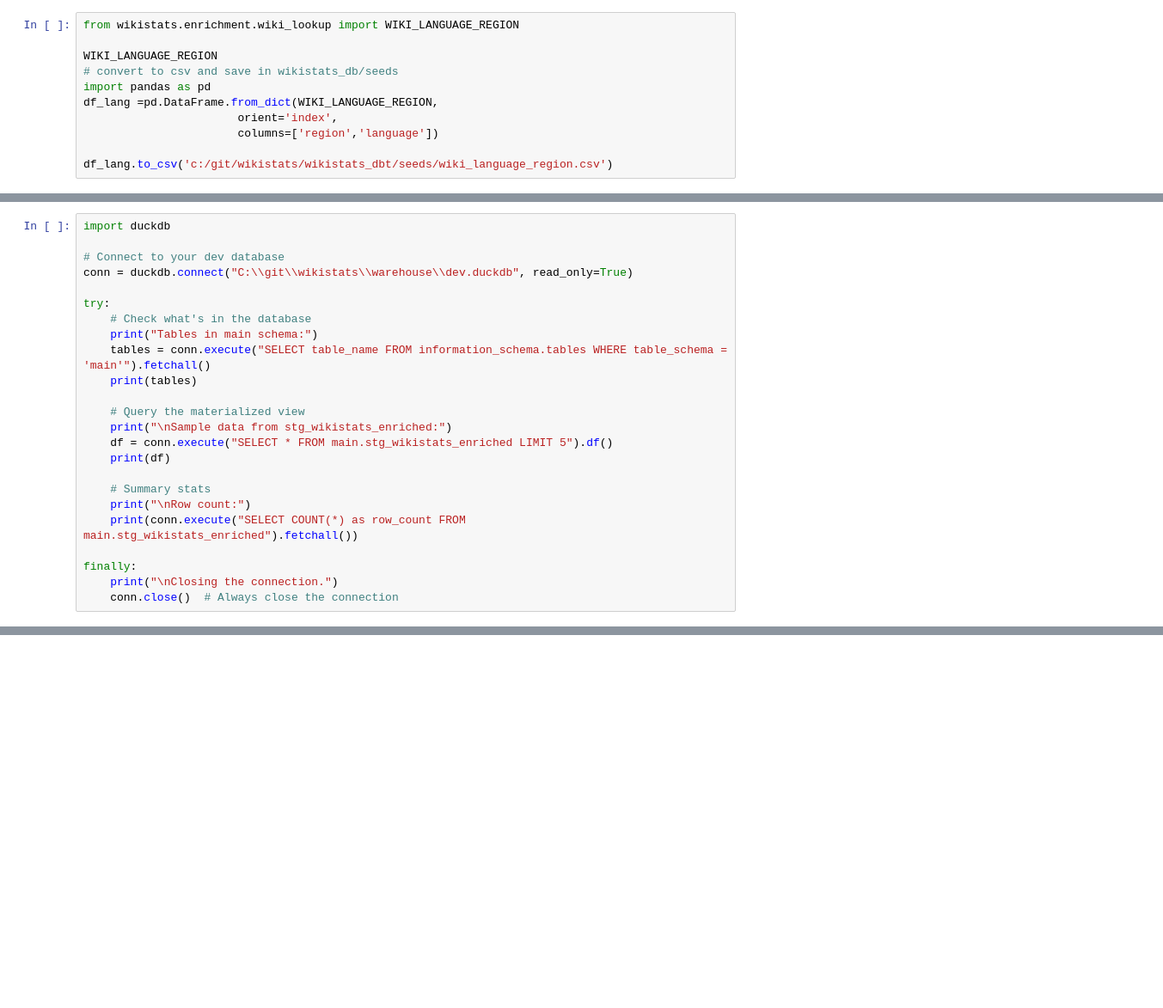
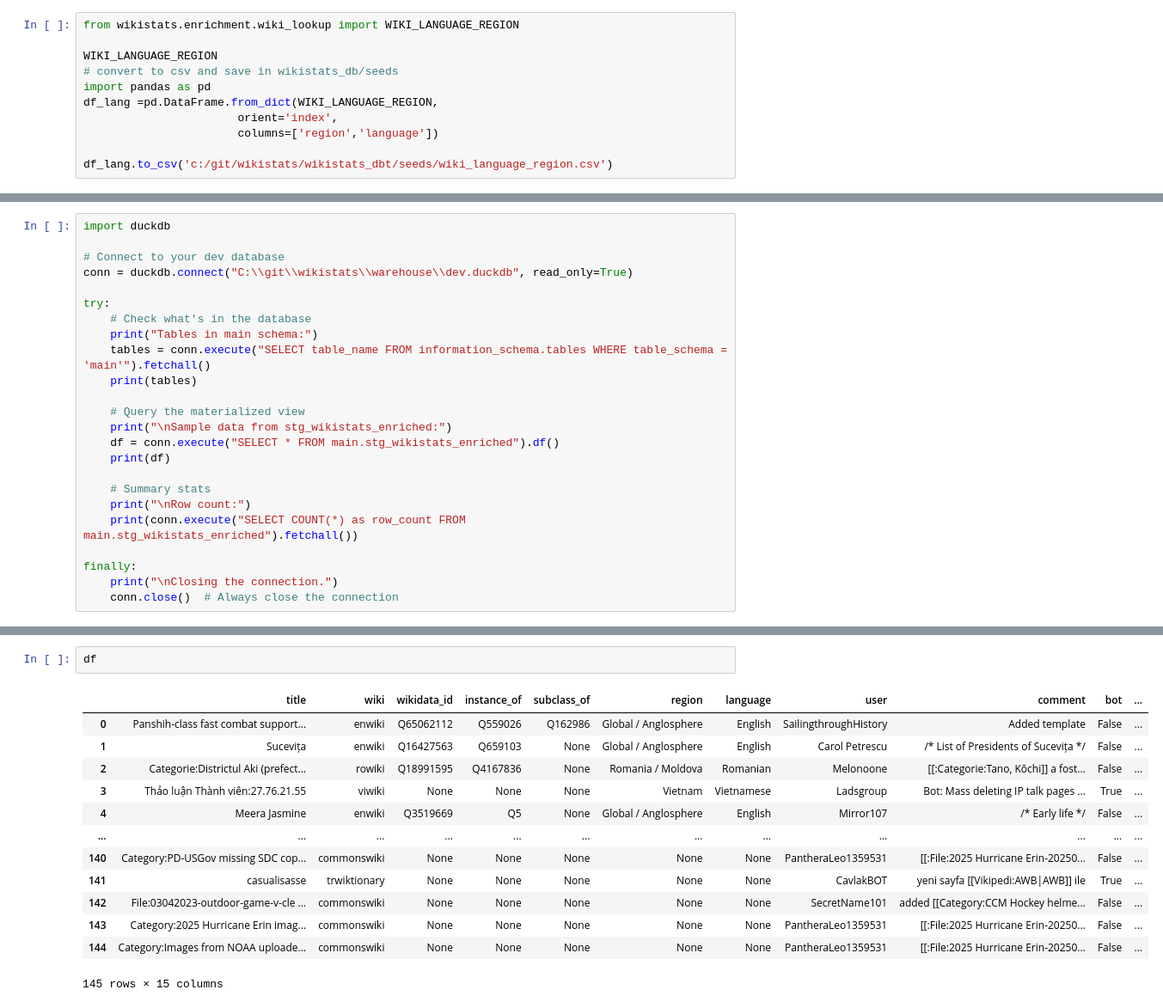
Before and after one commit to dvdwight/wikistats, a Jupyter notebook: notebooks/explore.ipynb, the cells around one changed output, grey strips where cells are left out. Shown at 86% size. Drawn from its saved outputs; the diff is of its cells as text; blank space fills up the shorter version.

Commit message:
use left join on lang_region

```diff
--- a/notebooks/explore.ipynb
+++ b/notebooks/explore.ipynb
@@ -106,7 +110,7 @@ try:
 
     # Query the materialized view
     print("\nSample data from stg_wikistats_enriched:")
-    df = conn.execute("SELECT * FROM main.stg_wikistats_enriched LIMIT 5").df()
+    df = conn.execute("SELECT * FROM main.stg_wikistats_enriched").df()
     print(df)
 
     # Summary stats
@@ -124,0 +141,16 @@ ConversionException: Conversion Error: Unimplemented type for cast (BIGINT -> TI
+# %%
+df
+# %% [output]
+|  | title | wiki | wikidata_id | instance_of | subclass_of | region | language | user | comment | bot | ... |
+| 0 | Panshih-class fast combat support... | enwiki | Q65062112 | Q559026 | Q162986 | Global / Anglosphere | English | SailingthroughHistory | Added template | False | ... |
+| 1 | Sucevița | enwiki | Q16427563 | Q659103 | None | Global / Anglosphere | English | Carol Petrescu | /* List of Presidents of Sucevița */ | False | ... |
+| 2 | Categorie:Districtul Aki (prefect... | rowiki | Q18991595 | Q4167836 | None | Romania / Moldova | Romanian | Melonoone | [[:Categorie:Tano, Kōchi]] a fost... | False | ... |
+| 3 | Thảo luận Thành viên:27.76.21.55 | viwiki | None | None | None | Vietnam | Vietnamese | Ladsgroup | Bot: Mass deleting IP talk pages ... | True | ... |
+| 4 | Meera Jasmine | enwiki | Q3519669 | Q5 | None | Global / Anglosphere | English | Mirror107 | /* Early life */ | False | ... |
+| ... | ... | ... | ... | ... | ... | ... | ... | ... | ... | ... | ... |
+| 140 | Category:PD-USGov missing SDC cop... | commonswiki | None | None | None | None | None | PantheraLeo1359531 | [[:File:2025 Hurricane Erin-20250... | False | ... |
+| 141 | casualisasse | trwiktionary | None | None | None | None | None | CavlakBOT | yeni sayfa [[Vikipedi:AWB|AWB]] ile | True | ... |
+| 142 | File:03042023-outdoor-game-v-cle ... | commonswiki | None | None | None | None | None | SecretName101 | added [[Category:CCM Hockey helme... | False | ... |
+| 143 | Category:2025 Hurricane Erin imag... | commonswiki | None | None | None | None | None | PantheraLeo1359531 | [[:File:2025 Hurricane Erin-20250... | False | ... |
+| 144 | Category:Images from NOAA uploade... | commonswiki | None | None | None | None | None | PantheraLeo1359531 | [[:File:2025 Hurricane Erin-20250... | False | ... |
+145 rows × 15 columns
```
Also changed, not shown: parts of 4 cells of this notebook, 3 other files.
